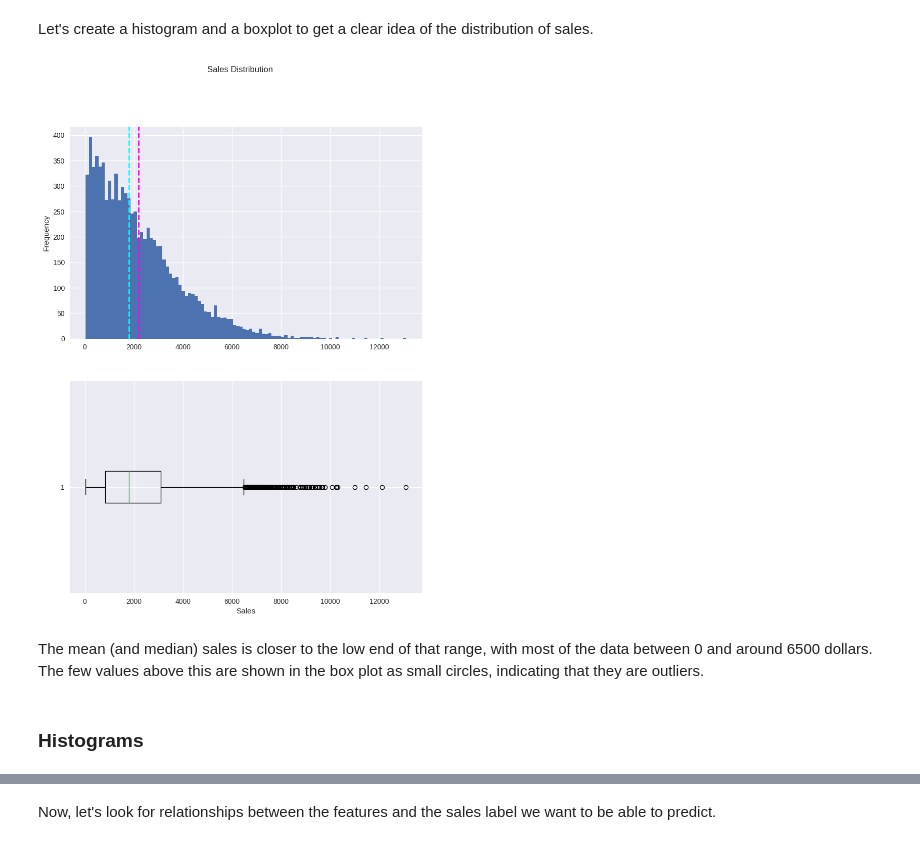
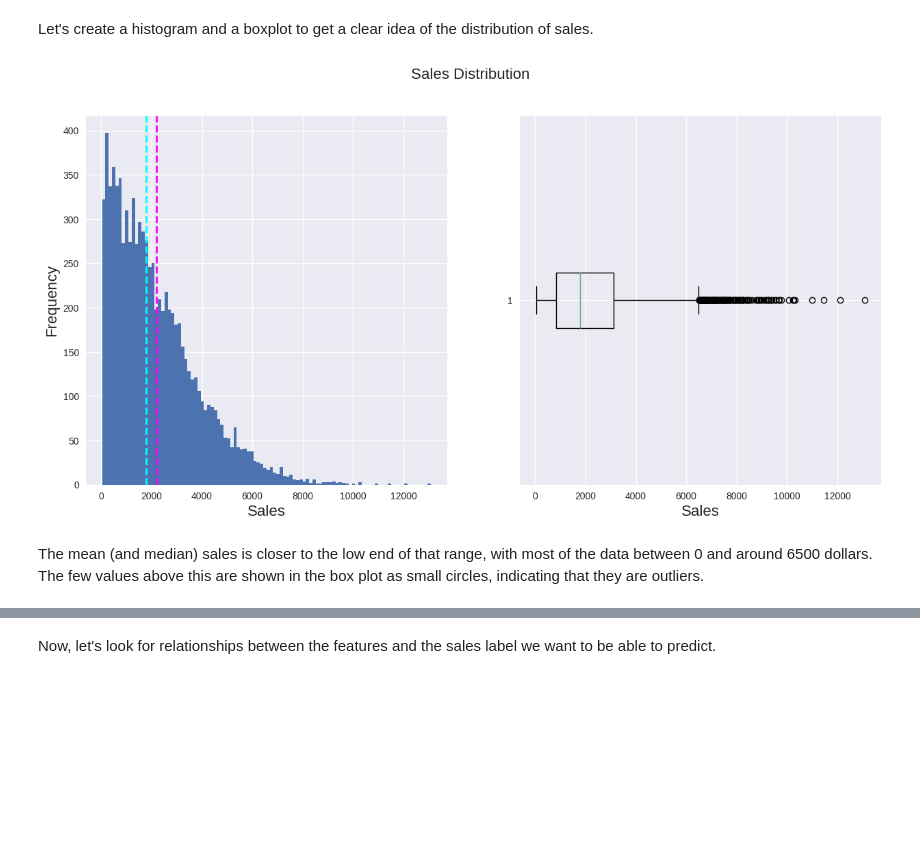
Before and after one commit to YeisonAndreyLiCe/food_sales_prediction, a Jupyter notebook: food_sales_forecast.ipynb, the cells around one changed output, grey strips where cells are left out. Drawn from its saved outputs; the diff is of its cells as text; code cells hidden in the pictures; blank space fills up the shorter version.

Commit message:
updating visualizations

```diff
--- a/food_sales_forecast.ipynb
+++ b/food_sales_forecast.ipynb
@@ -369,30 +347,28 @@ Let's create a histogram and a boxplot to get a clear idea of the distribution o
 # %%
 # get the column of interest
 label = df['Item_Outlet_Sales']
 
 # Create a figure for 2 subplots (2 rows, 1 column)
-fig, ax = plt.subplots(2, 1, figsize = (9,12))
+fig, ax = plt.subplots(1, 2, figsize = (15,7), dpi=100)
 
 # Plot the histogram
 ax[0].hist(label, bins=100)
-ax[0].set_ylabel('Frequency')
+ax[0].set_ylabel('Frequency', fontsize=16)
 
 # Add lines for the mean, median, and mode
 ax[0].axvline(label.mean(), color='magenta', linestyle='dashed', linewidth=2) # mean
 ax[0].axvline(label.median(), color='cyan', linestyle='dashed', linewidth=2) # median
-
+ax[0].set_xlabel('Sales', fontsize=16)
 # Plot the boxplot
 ax[1].boxplot(label, vert=False)
-ax[1].set_xlabel('Sales')
+ax[1].set_xlabel('Sales', fontsize=16)
 
 # Add a title to the Figure
-fig.suptitle('Sales Distribution')
+fig.suptitle('Sales Distribution', fontsize=16)
 
 # Show the figure
 plt.show()
 # %% [output]
-[figure, old version]
+[figure, new version]
 # %% [markdown]
 The mean (and median) sales is closer to the low end of that range, with most of the data between 0 and around 6500 dollars. The few values above this are shown in the box plot as small circles, indicating that they are outliers.
-# %% [markdown]
-### Histograms
```
Also changed, not shown: parts of 33 cells of this notebook.
